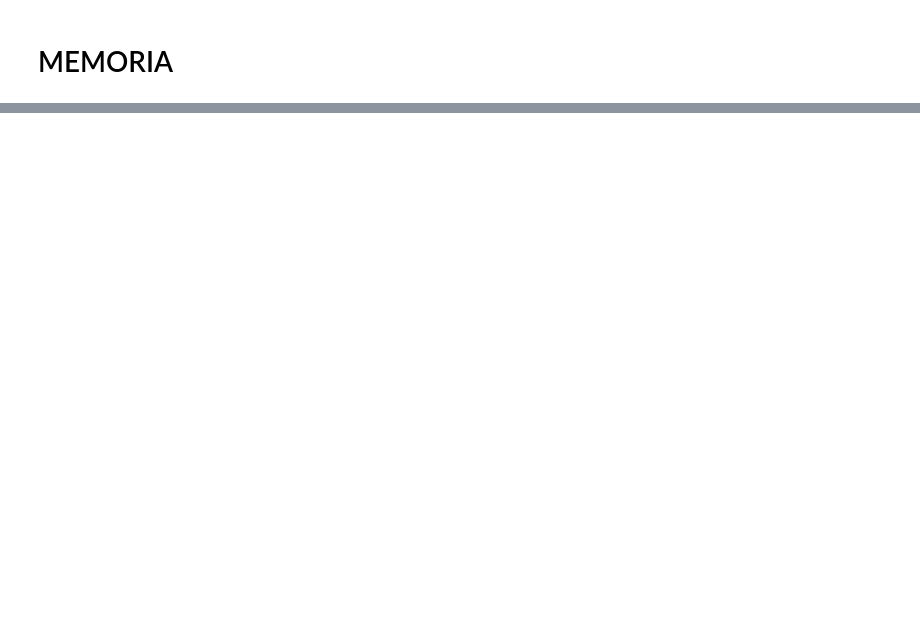
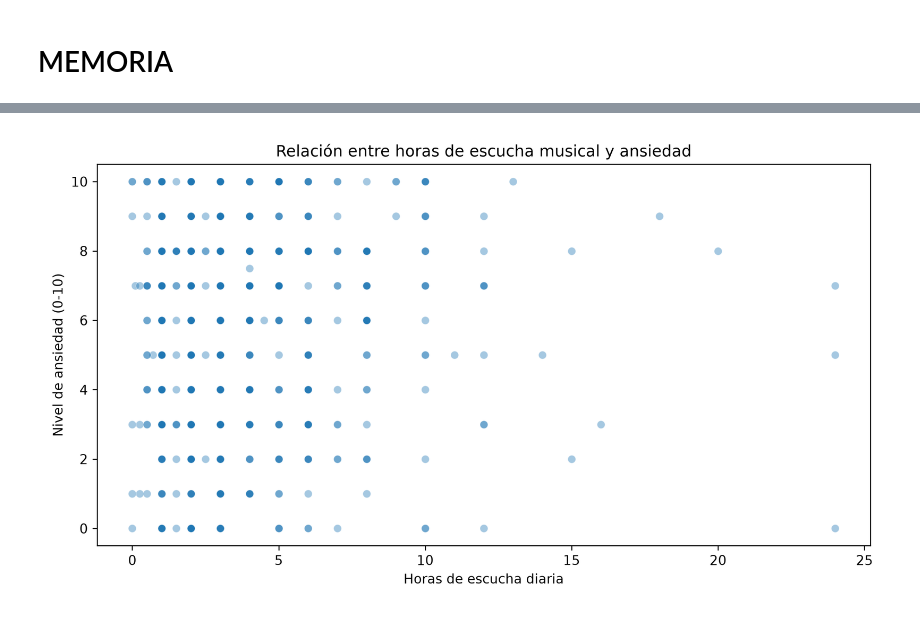
Before and after one commit to ORTZI15/musica_y_subconsciente, a Jupyter notebook: src/memoria.ipynb, the cells around one changed output, grey strips where cells are left out. Drawn from its saved outputs; the diff is of its cells as text; code cells hidden in the pictures; blank space fills up the shorter version.

```diff
--- a/src/memoria.ipynb
+++ b/src/memoria.ipynb
@@ -25,0 +86,6 @@ Tras la inspección estructural inicial mediante el diagnóstico de tipos de dat
+# %%
+from IPython.display import Image, display
+
+display(Image(filename="codigo/graficos/H1_horas_ansiedad.png"))
+# %% [output]
+[figure, added]
```
Also changed, not shown: parts of 15 cells of this notebook, 8 other files.
